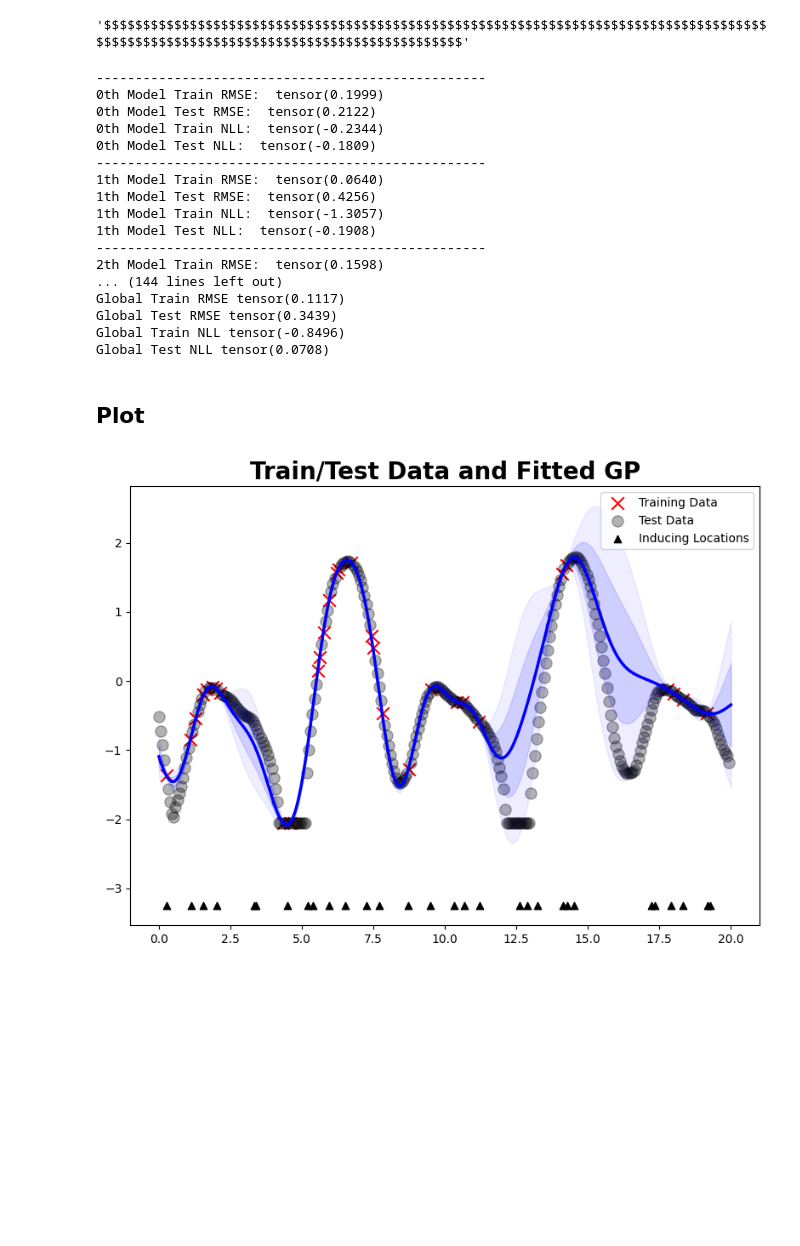
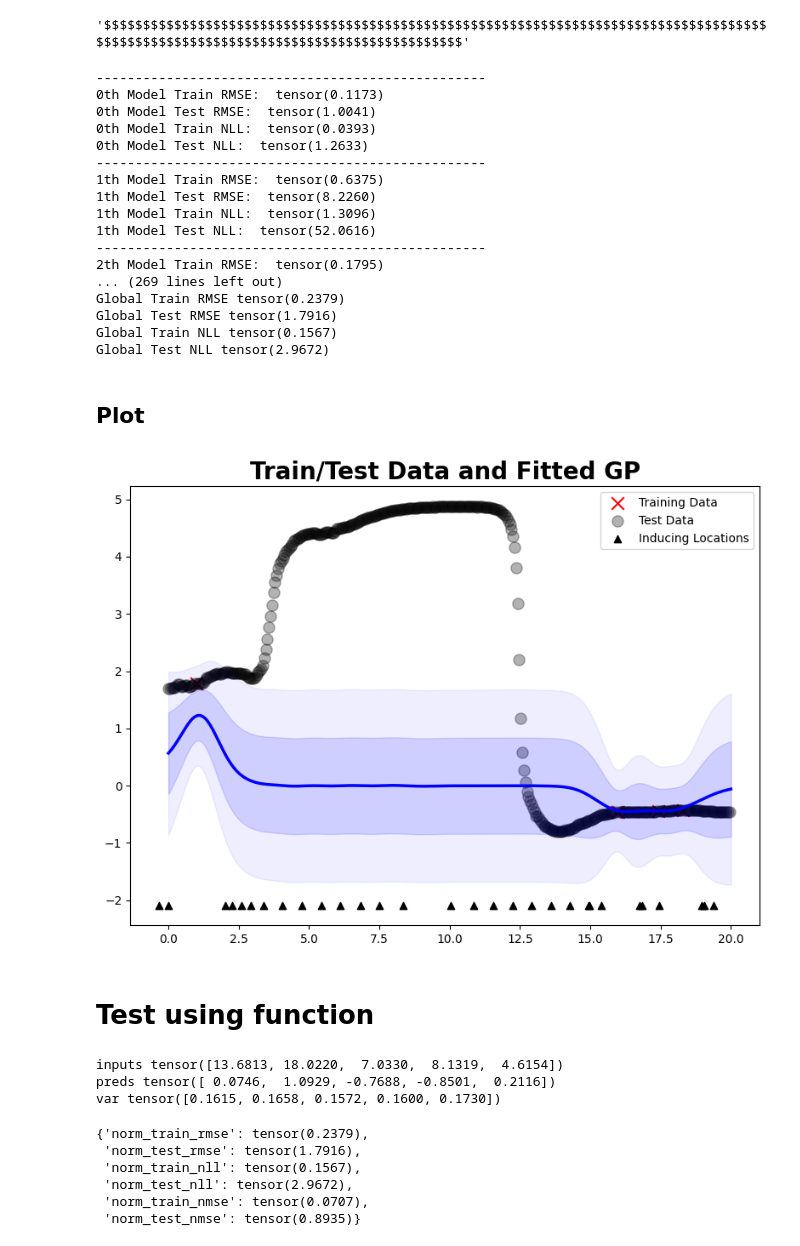
Before and after one commit to XiaoyuJiang17/Scalable_LVMOGP, a Jupyter notebook: analysis/mocap/IndepSVGP/Scale_RBF/analysis.ipynb, the cells around one changed output. Drawn from its saved outputs; the diff is of its cells as text; code cells hidden in the pictures; blank space fills up the shorter version.

```diff
--- a/analysis/mocap/IndepSVGP/Scale_RBF/analysis.ipynb
+++ b/analysis/mocap/IndepSVGP/Scale_RBF/analysis.ipynb
@@ -15,3 +16,5 @@ def load_model_and_likelihoods(multi_variational_igp, filename):
         model.load_state_dict(state_dict)
     for likelihood, state_dict in zip(multi_variational_igp.likelihoods, state_dicts['likelihoods']):
         likelihood.load_state_dict(state_dict)
+
+    return multi_variational_igp
@@ -18,8 +23,8 @@ def load_model_and_likelihoods(multi_variational_igp, filename):
 # %% [markdown]
 ## Load in model
 # %%
-config_file = '/Users/jiangxiaoyu/Desktop/All Projects/Scalable_LVMOGP/configs/mocap_IGP/Scale_RBF/IndepSVGP_08_02_unfix.yaml'
-model_and_likelihood_path = '/Users/jiangxiaoyu/Desktop/All Projects/Scalable_LVMOGP/experiments_results/mocap_IGP/Scale_RBF/IndepSVGP_08_02_unfix/2024-02-28_20:26:09/MultiIGPs_models_and_likelihoods.pth'
+config_file = '/Users/jiangxiaoyu/Desktop/All Projects/Scalable_LVMOGP/configs/mocap_IGP/Scale_RBF/IndepSVGP_64_08.yaml'
+model_and_likelihood_path = '/Users/jiangxiaoyu/Desktop/All Projects/Scalable_LVMOGP/experiments_results/mocap_IGP/Scale_RBF/IndepSVGP_64_08/2024-03-05_13:45:36/MultiIGPs_models_and_likelihoods.pth'
 # %%
 with open(config_file, 'r') as file:
     config = yaml.safe_load(file)
@@ -33,7 +38,7 @@ MultiIGP = Multi_Variational_IGP(
         input_dim = config['input_dim']
     )
 
-load_model_and_likelihoods(MultiIGP, model_and_likelihood_path)
+MultiIGP = load_model_and_likelihoods(MultiIGP, model_and_likelihood_path)
 # %% [markdown]
 ## Load in data
 # %%
@@ -95,12 +100,17 @@ list_test_output_dist = []
 list_output_dist4visual = []
 
 for j in range(config['n_outputs']):
+
     curr_model = MultiIGP.get_model(j)
     curr_likelihood = MultiIGP.get_likelihood(j)
 
+    curr_model.eval()
+    curr_likelihood.eval()
+
     # Inference for train and test data
-    curr_train_output_dist = curr_likelihood(curr_model(list_train_X[j]))
-    curr_test_output_dist  = curr_likelihood(curr_model(list_test_X[j]))
+    with torch.no_grad():
+        curr_train_output_dist = curr_likelihood(curr_model(list_train_X[j]))
+        curr_test_output_dist  = curr_likelihood(curr_model(list_test_X[j]))
 
     # Inference for data points for visualization
     visual_output_dist = curr_likelihood(curr_model(tensor_inputs4visualization))
@@ -109,6 +119,9 @@ for j in range(config['n_outputs']):
     # list_train_output_dist.append(curr_train_output_dist)
     # list_test_output_dist.append(curr_test_output_dist)
     list_output_dist4visual.append(visual_output_dist)
+
+    # playground
+
 
     # RMSE
     curr_train_suqare_errors = (curr_train_output_dist.loc.detach() - list_train_Y[j]).square()
@@ -138,37 +151,59 @@ print('Global Train NLL', train_nll_sum / train_error_length)
 print('Global Test NLL', test_nll_sum / test_error_length)
 # %% [output]
 --------------------------------------------------
-0th Model Train RMSE:  tensor(0.1999)
-0th Model Test RMSE:  tensor(0.2122)
-0th Model Train NLL:  tensor(-0.2344)
-0th Model Test NLL:  tensor(-0.1809)
+0th Model Train RMSE:  tensor(0.1173)
+0th Model Test RMSE:  tensor(1.0041)
+0th Model Train NLL:  tensor(0.0393)
+0th Model Test NLL:  tensor(1.2633)
 --------------------------------------------------
-1th Model Train RMSE:  tensor(0.0640)
-1th Model Test RMSE:  tensor(0.4256)
-1th Model Train NLL:  tensor(-1.3057)
-1th Model Test NLL:  tensor(-0.1908)
+1th Model Train RMSE:  tensor(0.6375)
+1th Model Test RMSE:  tensor(8.2260)
+1th Model Train NLL:  tensor(1.3096)
+1th Model Test NLL:  tensor(52.0616)
 --------------------------------------------------
-2th Model Train RMSE:  tensor(0.1598)
-... (144 lines left out)
-Global Train RMSE tensor(0.1117)
-Global Test RMSE tensor(0.3439)
-Global Train NLL tensor(-0.8496)
-Global Test NLL tensor(0.0708)
+2th Model Train RMSE:  tensor(0.1795)
+... (269 lines left out)
+Global Train RMSE tensor(0.2379)
+Global Test RMSE tensor(1.7916)
+Global Train NLL tensor(0.1567)
+Global Test NLL tensor(2.9672)
 # %% [markdown]
 ## Plot
 # %%
-picked_index = 28 # 18
+picked_index = 3 # 18
 
 plot_traindata_testdata_fittedgp(train_X=list_train_X[picked_index],
                                  train_Y=list_train_Y[picked_index],
                                  test_X=list_test_X[picked_index],
                                  test_Y=list_test_Y[picked_index],
                                  gp_X=tensor_inputs4visualization,
                                  gp_pred_mean=list_output_dist4visual[picked_index].loc.detach(),
                                  gp_pred_std=list_output_dist4visual[picked_index].stddev.detach(),
                                  inducing_points_X=MultiIGP.get_model(picked_index).variational_strategy.inducing_points.detach(),
                                  n_inducing_C=config['n_inducing_input'], # NOTE: input is C not X
                                  # title='Independent SVGP, #18'
                                  )
 # %% [output]
-[figure, old version]
+[figure, new version]
+# %% [markdown]
+# Test using function
+# %%
+norm_results_dict, origin_results_dict = helper_eval_multiIndepSVGP_model(
+                                            multi_IndepSVGP=MultiIGP,
+                                            data=[list_train_X, list_test_X, list_train_Y, list_test_Y],
+                                            means=None,
+                                            stds=None,
+                                            config=config)
+# %% [output]
+inputs tensor([13.6813, 18.0220,  7.0330,  8.1319,  4.6154])
+preds tensor([ 0.0746,  1.0929, -0.7688, -0.8501,  0.2116])
+var tensor([0.1615, 0.1658, 0.1572, 0.1600, 0.1730])
+# %%
+norm_results_dict
+# %% [output]
+{'norm_train_rmse': tensor(0.2379),
+ 'norm_test_rmse': tensor(1.7916),
+ 'norm_train_nll': tensor(0.1567),
+ 'norm_test_nll': tensor(2.9672),
+ 'norm_train_nmse': tensor(0.0707),
+ 'norm_test_nmse': tensor(0.8935)}
```
Also changed, not shown: parts of 2 cells of this notebook, 20 other files.
